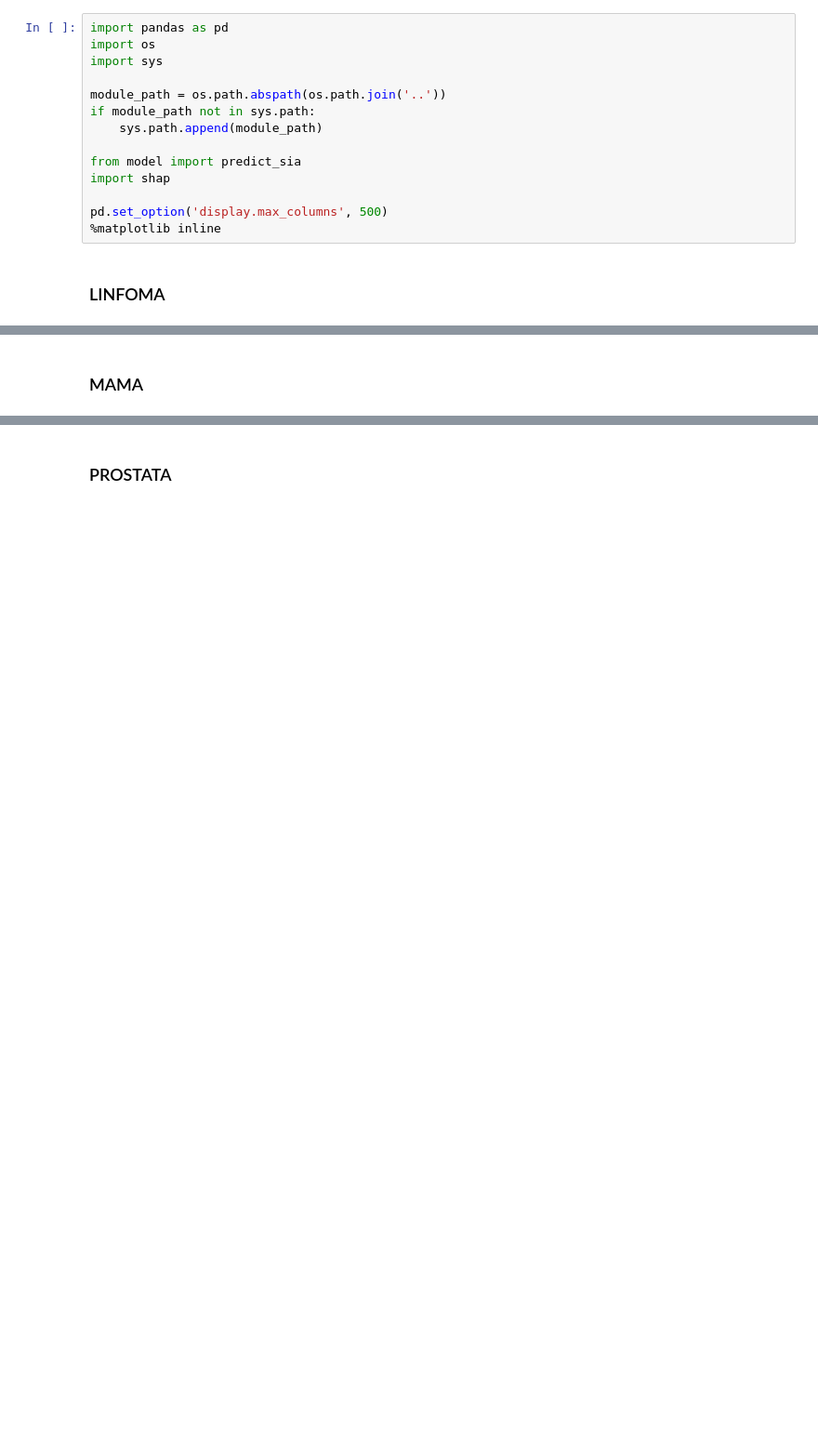
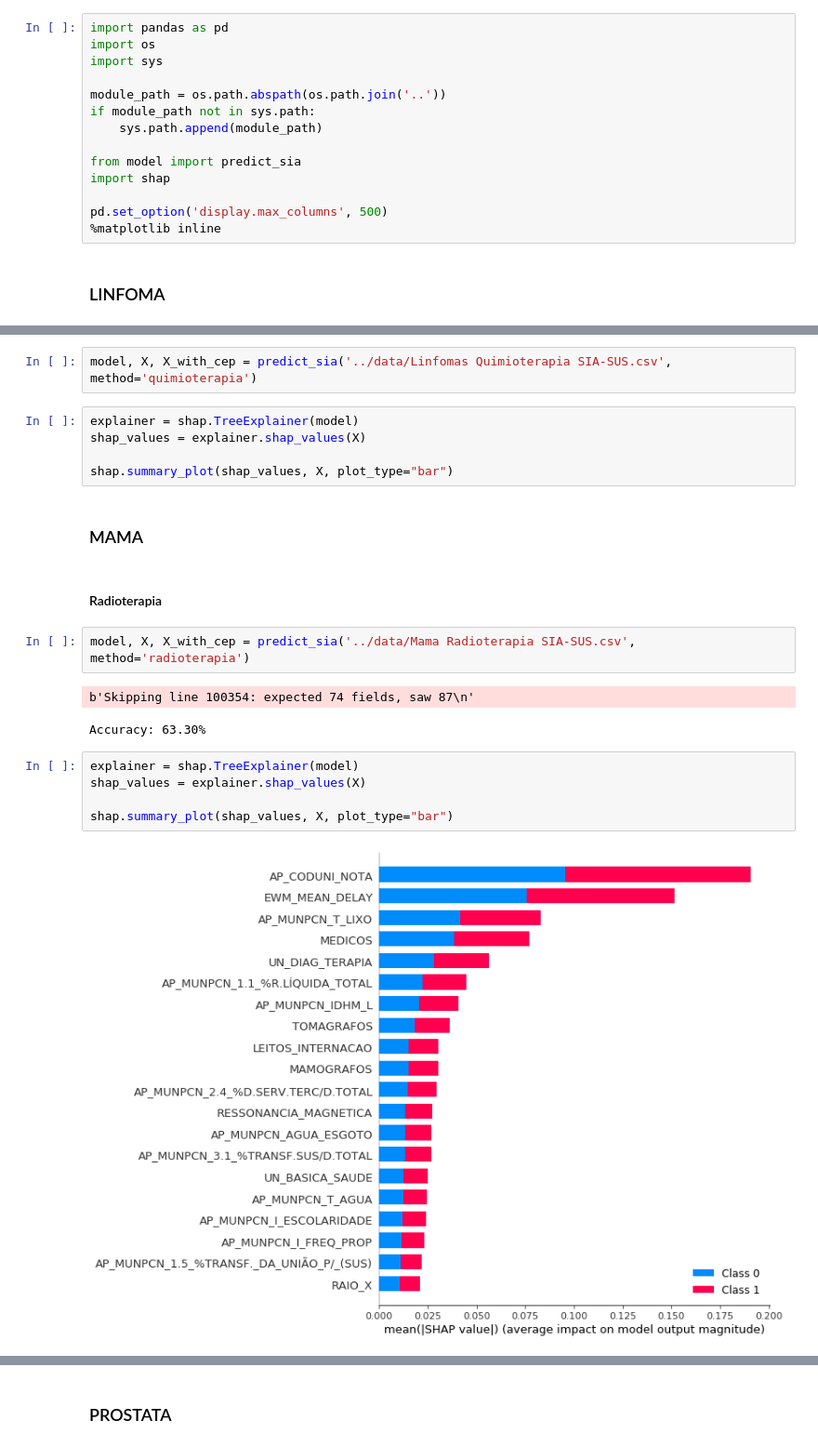
Before and after one commit to helderrezende/naliel_bcggamma, a Jupyter notebook: naliel/EDA/MODELO.ipynb, the cells around one changed output, grey strips where cells are left out. Shown at 93% size. Saved outputs shown, nothing was run; the diff lists cells and outputs as text; blank space fills up the shorter version.

Commit message:
feat: modelo updated

```diff
--- a/naliel/EDA/MODELO.ipynb
+++ b/naliel/EDA/MODELO.ipynb
@@ -28,2 +35,23 @@ shap.summary_plot(shap_values, X, plot_type="bar")
+# %%
+model, X, X_with_cep = predict_sia('../data/Linfomas Quimioterapia SIA-SUS.csv', method='quimioterapia')
+# %%
+explainer = shap.TreeExplainer(model)
+shap_values = explainer.shap_values(X)
+
+shap.summary_plot(shap_values, X, plot_type="bar")
 # %% [markdown]
 ### MAMA
+# %% [markdown]
+#### Radioterapia
+# %%
+model, X, X_with_cep = predict_sia('../data/Mama Radioterapia SIA-SUS.csv', method='radioterapia')
+# %% [output]
+b'Skipping line 100354: expected 74 fields, saw 87\n'
+Accuracy: 63.30%
+# %%
+explainer = shap.TreeExplainer(model)
+shap_values = explainer.shap_values(X)
+
+shap.summary_plot(shap_values, X, plot_type="bar")
+# %% [output]
+[figure, added]
```
Also changed, not shown: parts of 21 cells of this notebook.
